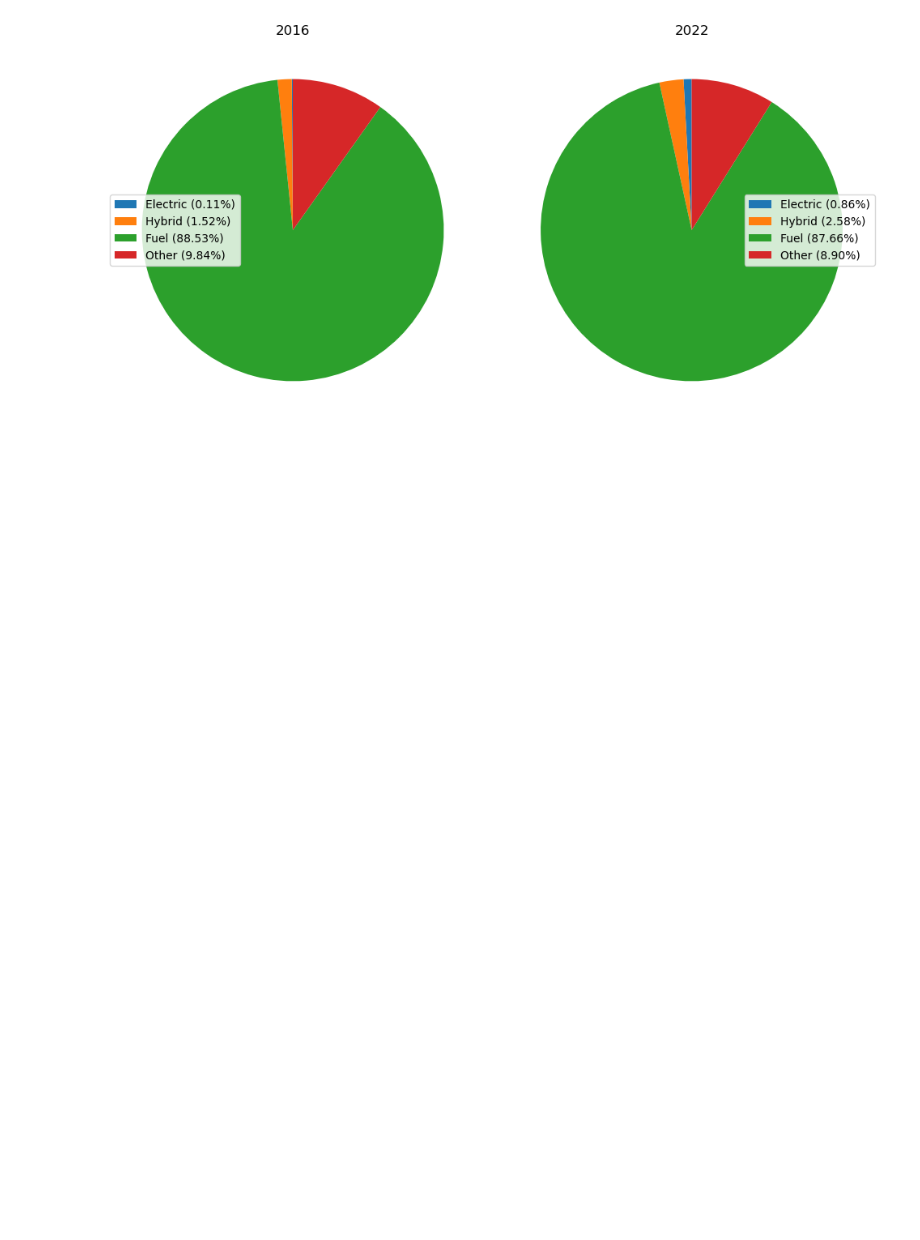
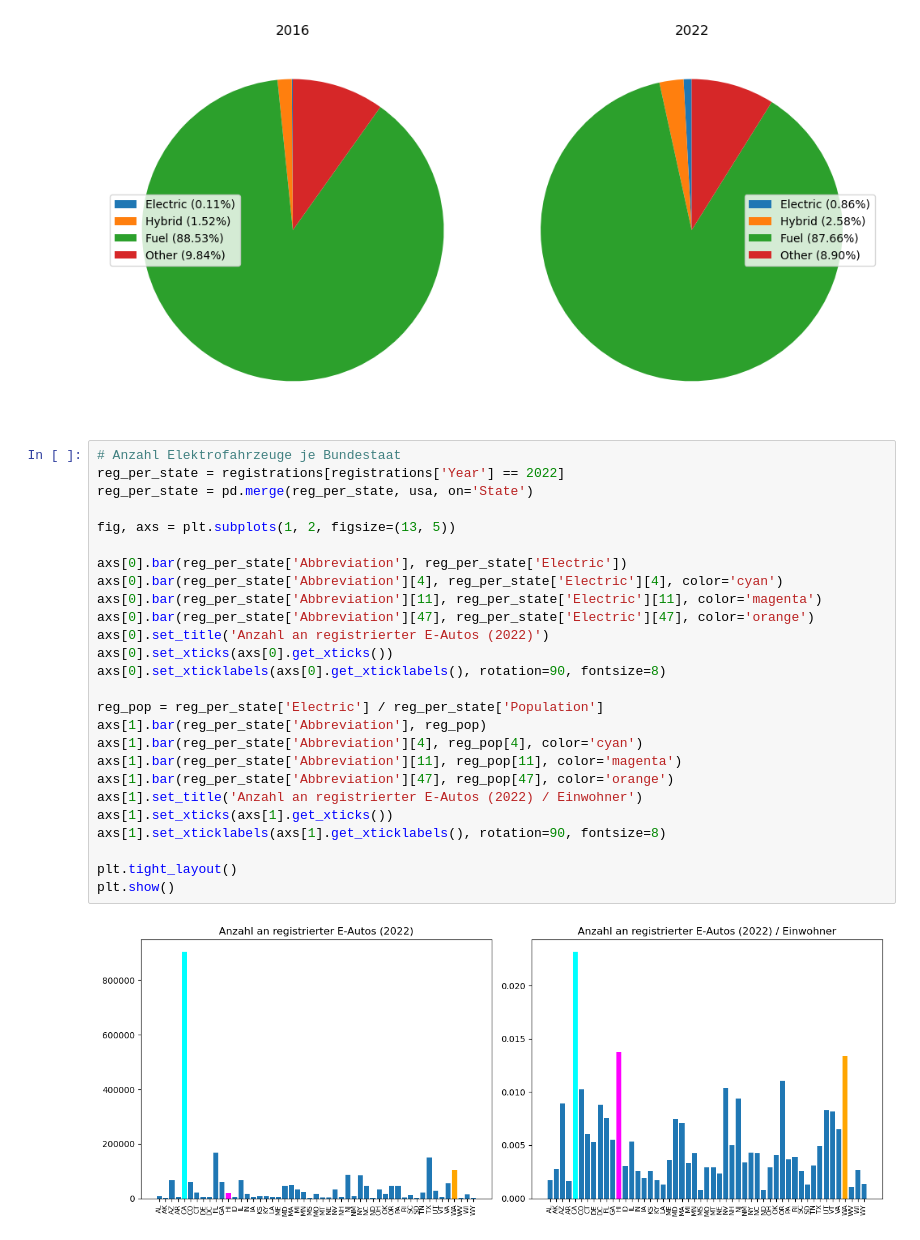
Before and after one commit to DataScience-DHBWKA/BOSCH-GUYS, a Jupyter notebook: notebook.ipynb, the cells around one changed output. Cells and saved outputs as stored; diff of their text form; blank space fills up the shorter version.

```diff
--- a/notebook.ipynb
+++ b/notebook.ipynb
@@ -170,3 +170,31 @@ plt.tight_layout()
 plt.show()
 # %% [output]
 [figure]
+# %%
+# Anzahl Elektrofahrzeuge je Bundestaat
+reg_per_state = registrations[registrations['Year'] == 2022]
+reg_per_state = pd.merge(reg_per_state, usa, on='State')
+
+fig, axs = plt.subplots(1, 2, figsize=(13, 5))
+
+axs[0].bar(reg_per_state['Abbreviation'], reg_per_state['Electric'])
+axs[0].bar(reg_per_state['Abbreviation'][4], reg_per_state['Electric'][4], color='cyan')
+axs[0].bar(reg_per_state['Abbreviation'][11], reg_per_state['Electric'][11], color='magenta')
+axs[0].bar(reg_per_state['Abbreviation'][47], reg_per_state['Electric'][47], color='orange')
+axs[0].set_title('Anzahl an registrierter E-Autos (2022)')
+axs[0].set_xticks(axs[0].get_xticks())
+axs[0].set_xticklabels(axs[0].get_xticklabels(), rotation=90, fontsize=8)
+
+reg_pop = reg_per_state['Electric'] / reg_per_state['Population']
+axs[1].bar(reg_per_state['Abbreviation'], reg_pop)
+axs[1].bar(reg_per_state['Abbreviation'][4], reg_pop[4], color='cyan')
+axs[1].bar(reg_per_state['Abbreviation'][11], reg_pop[11], color='magenta')
+axs[1].bar(reg_per_state['Abbreviation'][47], reg_pop[47], color='orange')
+axs[1].set_title('Anzahl an registrierter E-Autos (2022) / Einwohner')
+axs[1].set_xticks(axs[1].get_xticks())
+axs[1].set_xticklabels(axs[1].get_xticklabels(), rotation=90, fontsize=8)
+
+plt.tight_layout()
+plt.show()
+# %% [output]
+[figure, added]
```
Also changed, not shown: parts of 1 cell of this notebook.
